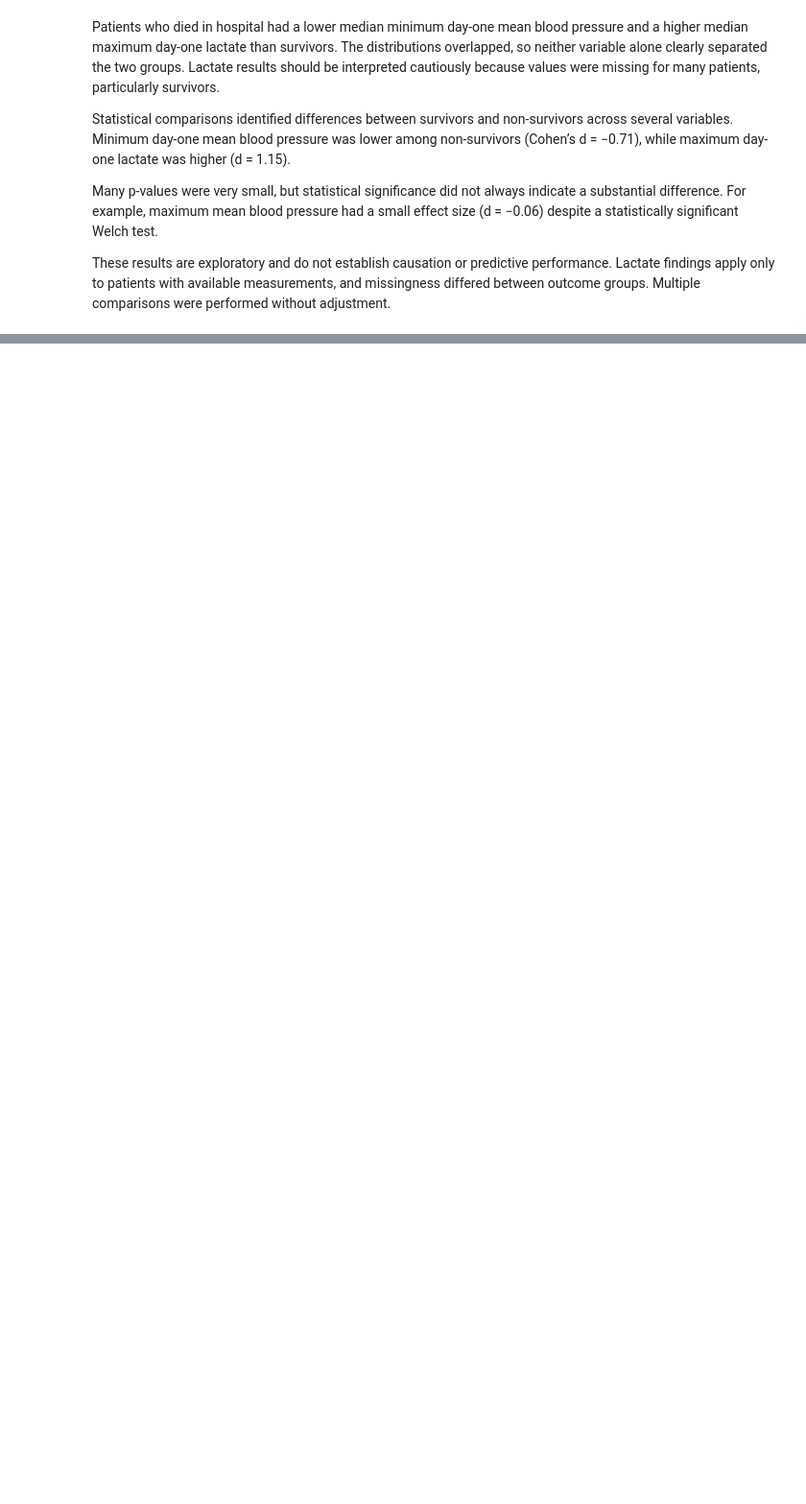
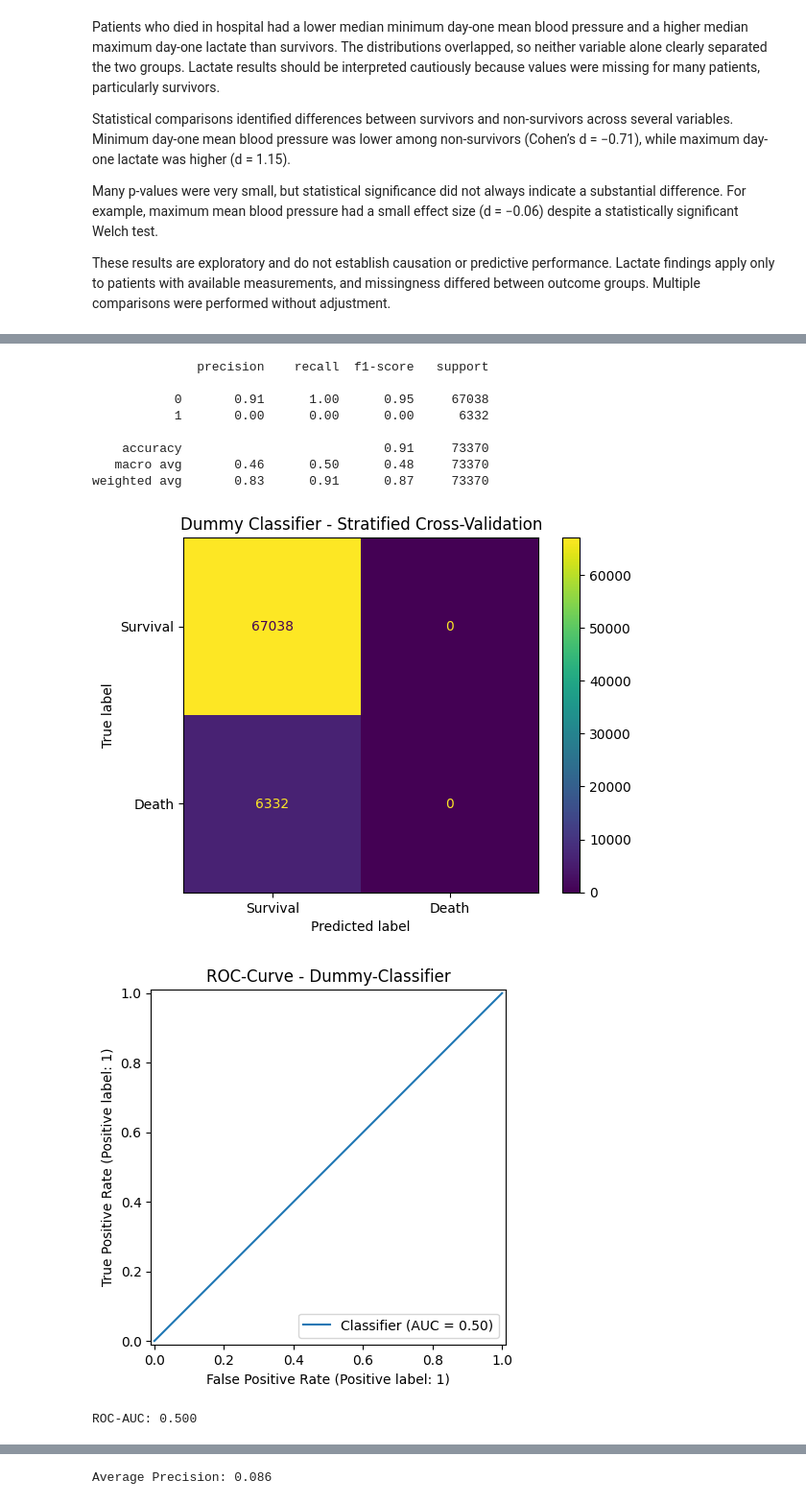
Before and after one commit to dr-koehler-ai/ICU-Mortality-Prediction, a Jupyter notebook: Early_ICU_Mortality_Prediction.ipynb, the cells around one changed output, grey strips where cells are left out. Shown at 96% size. Drawn from its saved outputs; the diff is of its cells as text; code cells hidden in the pictures; blank space fills up the shorter version.

```diff
--- a/Early_ICU_Mortality_Prediction.ipynb
+++ b/Early_ICU_Mortality_Prediction.ipynb
@@ -682,0 +756,65 @@ These results are exploratory and do not establish causation or predictive perfo
+# %%
+# Define the cross-validation splitter
+cv = StratifiedKFold(
+    n_splits=5,
+    shuffle=True,
+    random_state=42
+)
+
+dummy_model = DummyClassifier(strategy="prior")
+dummy_pred = cross_val_predict(dummy_model, X_train, y_train, cv=cv, method="predict")
+dummy_prob = cross_val_predict(
+    dummy_model,
+    X_train,
+    y_train,
+    cv=cv,
+    method="predict_proba"
+)[:, 1]
+
+#Classification Report
+print(classification_report(y_train, dummy_pred))
+
+#Confusion Matrix
+cm = confusion_matrix(y_train, dummy_pred)
+disp = ConfusionMatrixDisplay(confusion_matrix=cm, display_labels=["Survival", "Death"])
+disp.plot()
+plt.title("Dummy Classifier - Stratified Cross-Validation")
+plt.show()
+
+#ROC Curve using probabilities
+RocCurveDisplay.from_predictions(y_train, dummy_prob)
+plt.title("ROC-Curve - Dummy-Classifier")
+plt.show()
+
+dummy_roc_auc = roc_auc_score(y_train, dummy_prob)
+print(f"ROC-AUC: {dummy_roc_auc:.3f}")
+
+PrecisionRecallDisplay.from_predictions(
+    y_train,
+    dummy_prob
+)
+
+plt.title("Precision-Recall Curve – Dummy Classifier")
+plt.show()
+
+dummy_average_precision = average_precision_score(
+    y_train,
+    dummy_prob
+)
+
+print(
+    "Average Precision:",
+    f"{dummy_average_precision:.3f}"
+)
+# %% [output]
+              precision    recall  f1-score   support
+
+           0       0.91      1.00      0.95     67038
+           1       0.00      0.00      0.00      6332
+
+    accuracy                           0.91     73370
+   macro avg       0.46      0.50      0.48     73370
+weighted avg       0.83      0.91      0.87     73370
+[figure, added]
+[figure, added]
+ROC-AUC: 0.500
@@ -682,0 +822 @@ These results are exploratory and do not establish causation or predictive perfo
+Average Precision: 0.086
```
Also changed, not shown: parts of 16 cells of this notebook.
